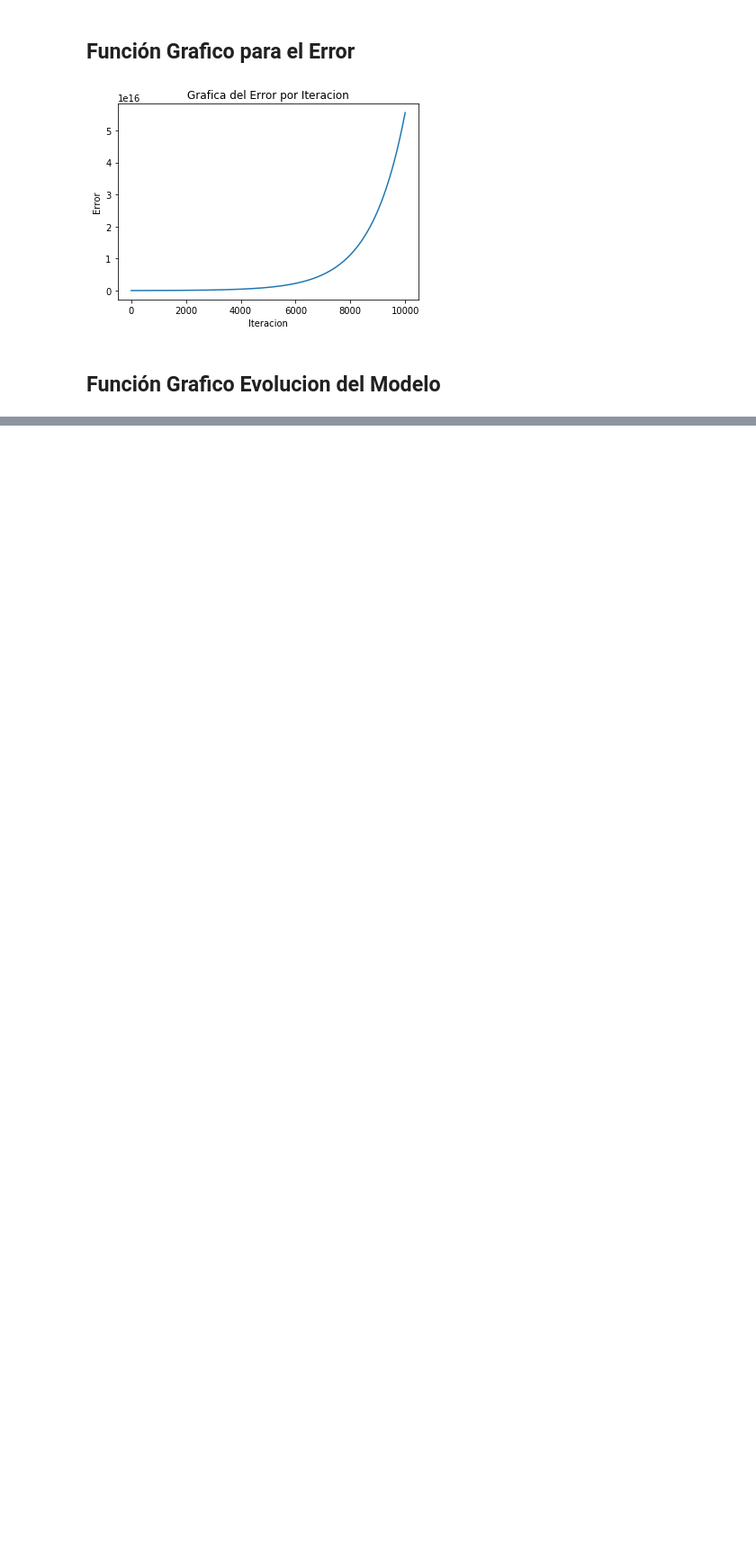
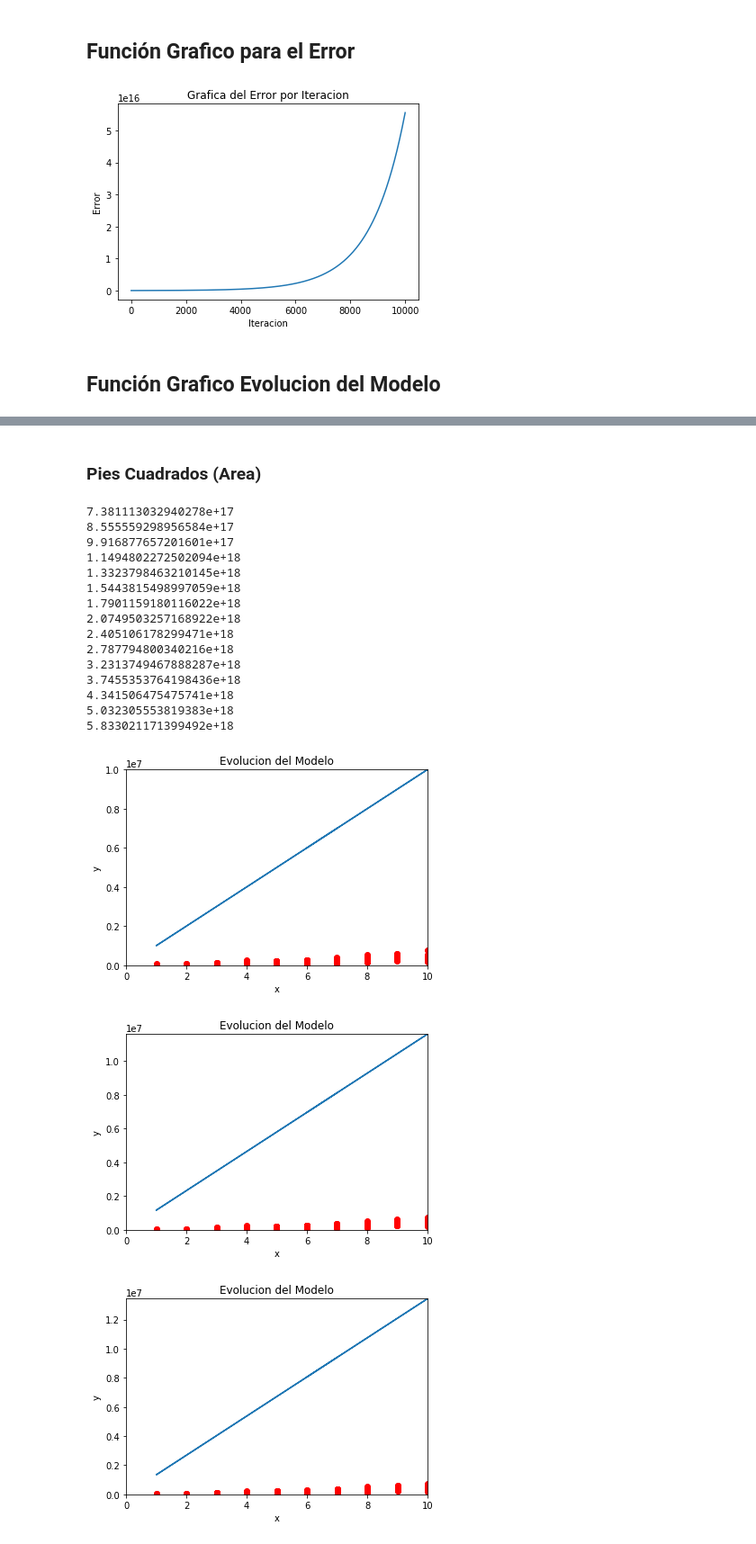
Before and after one commit to EldaCalderon/Proyecto-Phyton, a Jupyter notebook: ProyectoFinal.ipynb, the cells around one changed output, grey strips where cells are left out. Shown: that part at 90% size. Drawn from its saved outputs; the diff is of its cells as text; code cells hidden in the pictures; blank space fills up the shorter version.

```diff
--- a/ProyectoFinal.ipynb
+++ b/ProyectoFinal.ipynb
@@ -688,0 +711,24 @@ grafico_evolucion(regresion_lineal(vectorX1, train[:,0], epochs, 1000, 0.00001),
+# %% [markdown]
+### Pies Cuadrados (Area)
+# %%
+epochs = 7000
+grafico_evolucion(regresion_lineal(vectorX2, train[:,0], epochs, 500, 0.0000000001),1000, train[:,1], train[:,0], epochs)
+# %% [output]
+7.381113032940278e+17
+8.555559298956584e+17
+9.916877657201601e+17
+1.1494802272502094e+18
+1.3323798463210145e+18
+1.5443815498997059e+18
+1.7901159180116022e+18
+2.0749503257168922e+18
+2.405106178299471e+18
+2.787794800340216e+18
+3.2313749467888287e+18
+3.7455353764198436e+18
+4.341506475475741e+18
+5.032305553819383e+18
+5.833021171399492e+18
+[figure, added]
+[figure, added]
+[figure, added]
```
Also changed, not shown: parts of 21 cells of this notebook.
